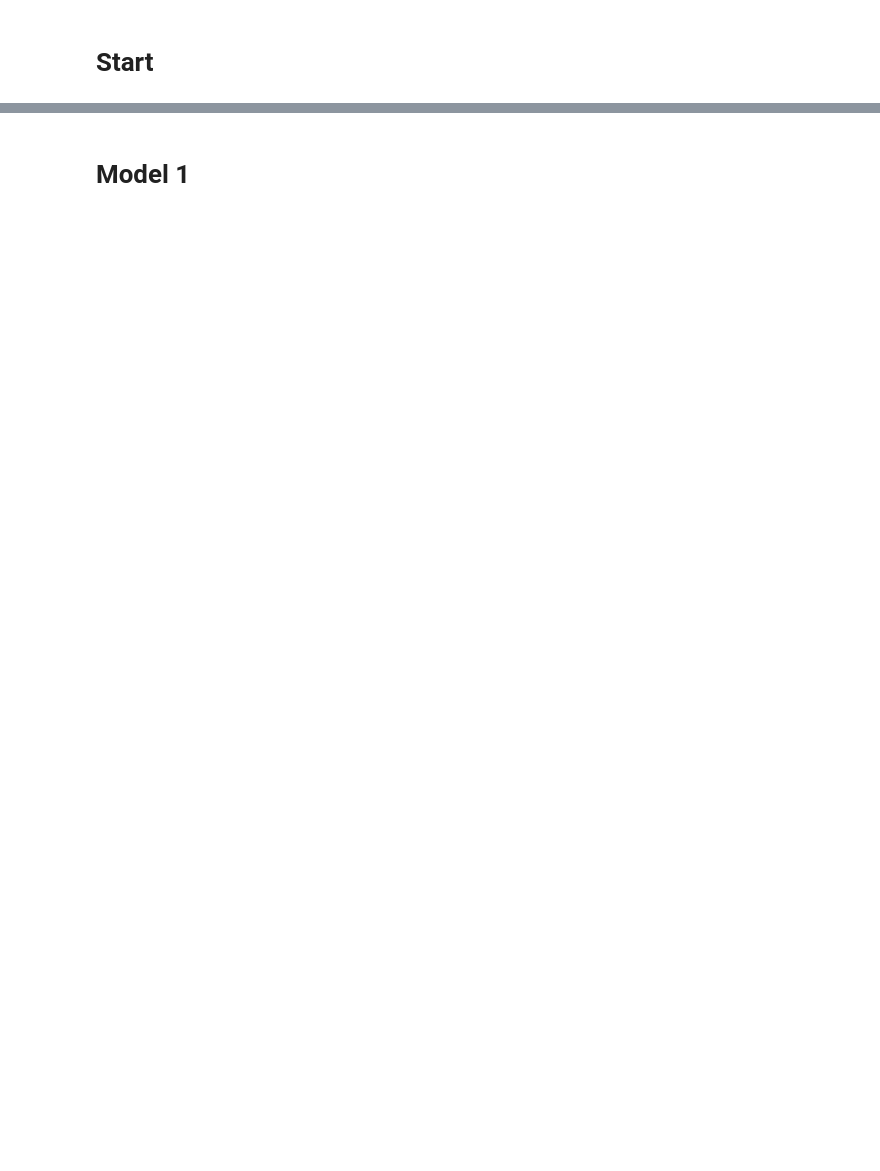
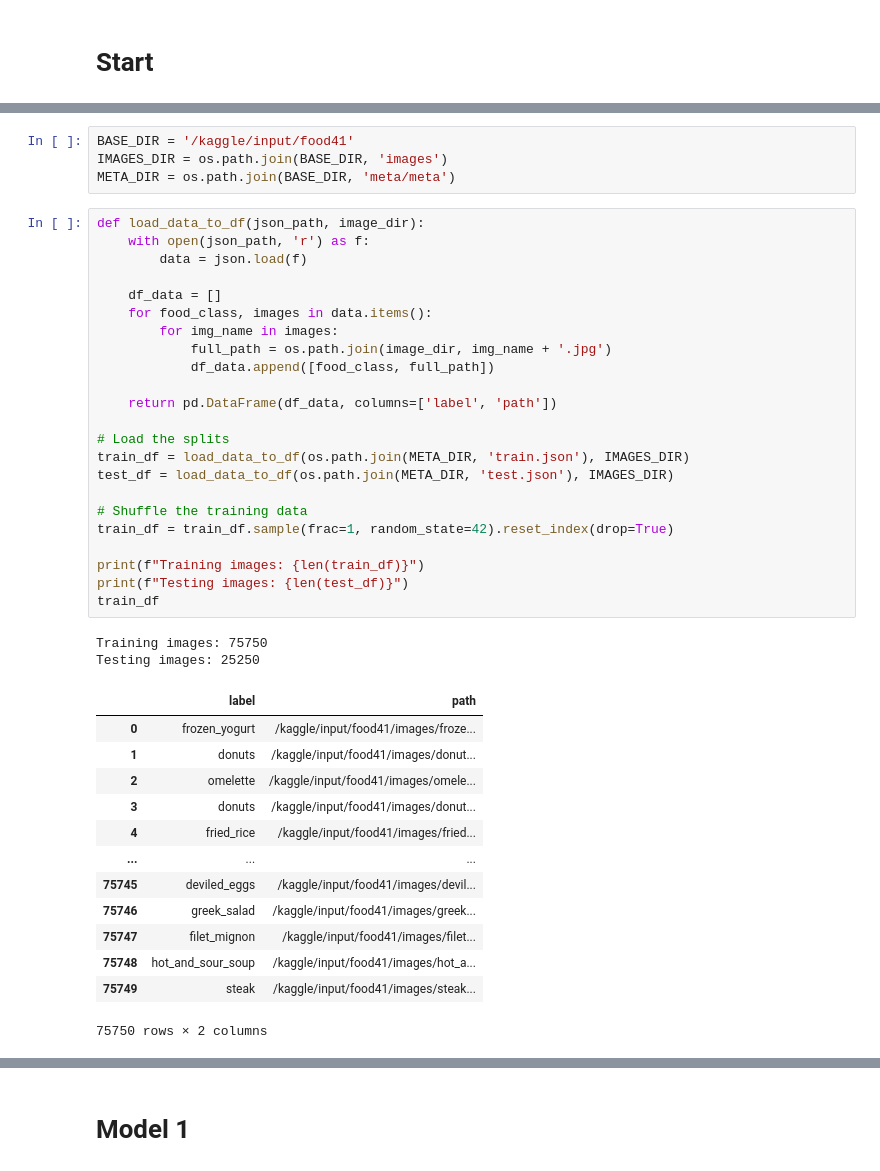
Before and after one commit to Lark01/Drug-Food-Interactions, a Jupyter notebook: FoodDetection/food101-training.ipynb, the cells around one changed output, grey strips where cells are left out. Cells and saved outputs as stored; diff of their text form; blank space fills up the shorter version.

```diff
--- a/FoodDetection/food101-training.ipynb
+++ b/FoodDetection/food101-training.ipynb
@@ -94,0 +35,43 @@ Found 25250 files belonging to 101 classes.
+# %%
+BASE_DIR = '/kaggle/input/food41'
+IMAGES_DIR = os.path.join(BASE_DIR, 'images')
+META_DIR = os.path.join(BASE_DIR, 'meta/meta')
+# %%
+def load_data_to_df(json_path, image_dir):
+    with open(json_path, 'r') as f:
+        data = json.load(f)
+
+    df_data = []
+    for food_class, images in data.items():
+        for img_name in images:
+            full_path = os.path.join(image_dir, img_name + '.jpg')
+            df_data.append([food_class, full_path])
+
+    return pd.DataFrame(df_data, columns=['label', 'path'])
+
+# Load the splits
+train_df = load_data_to_df(os.path.join(META_DIR, 'train.json'), IMAGES_DIR)
+test_df = load_data_to_df(os.path.join(META_DIR, 'test.json'), IMAGES_DIR)
+
+# Shuffle the training data
+train_df = train_df.sample(frac=1, random_state=42).reset_index(drop=True)
+
+print(f"Training images: {len(train_df)}")
+print(f"Testing images: {len(test_df)}")
+train_df
+# %% [output]
+Training images: 75750
+Testing images: 25250
+|  | label | path |
+| 0 | frozen_yogurt | /kaggle/input/food41/images/froze... |
+| 1 | donuts | /kaggle/input/food41/images/donut... |
+| 2 | omelette | /kaggle/input/food41/images/omele... |
+| 3 | donuts | /kaggle/input/food41/images/donut... |
+| 4 | fried_rice | /kaggle/input/food41/images/fried... |
+| ... | ... | ... |
+| 75745 | deviled_eggs | /kaggle/input/food41/images/devil... |
+| 75746 | greek_salad | /kaggle/input/food41/images/greek... |
+| 75747 | filet_mignon | /kaggle/input/food41/images/filet... |
+| 75748 | hot_and_sour_soup | /kaggle/input/food41/images/hot_a... |
+| 75749 | steak | /kaggle/input/food41/images/steak... |
+75750 rows × 2 columns
```
Also changed, not shown: parts of 12 cells of this notebook.
